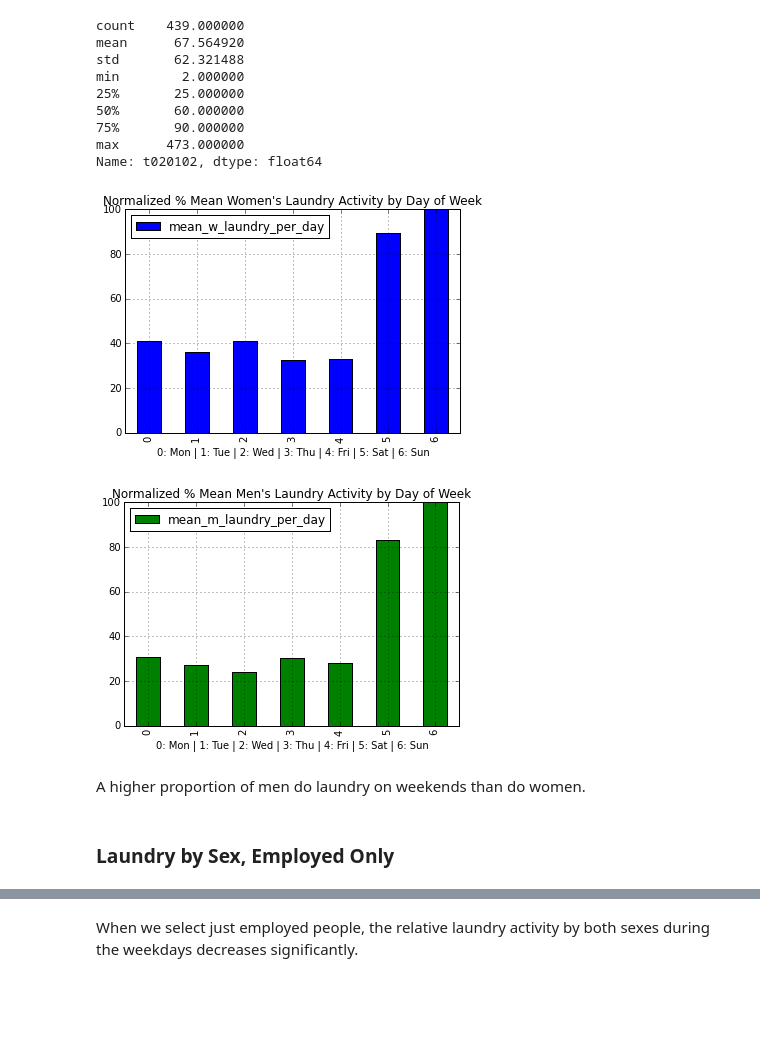
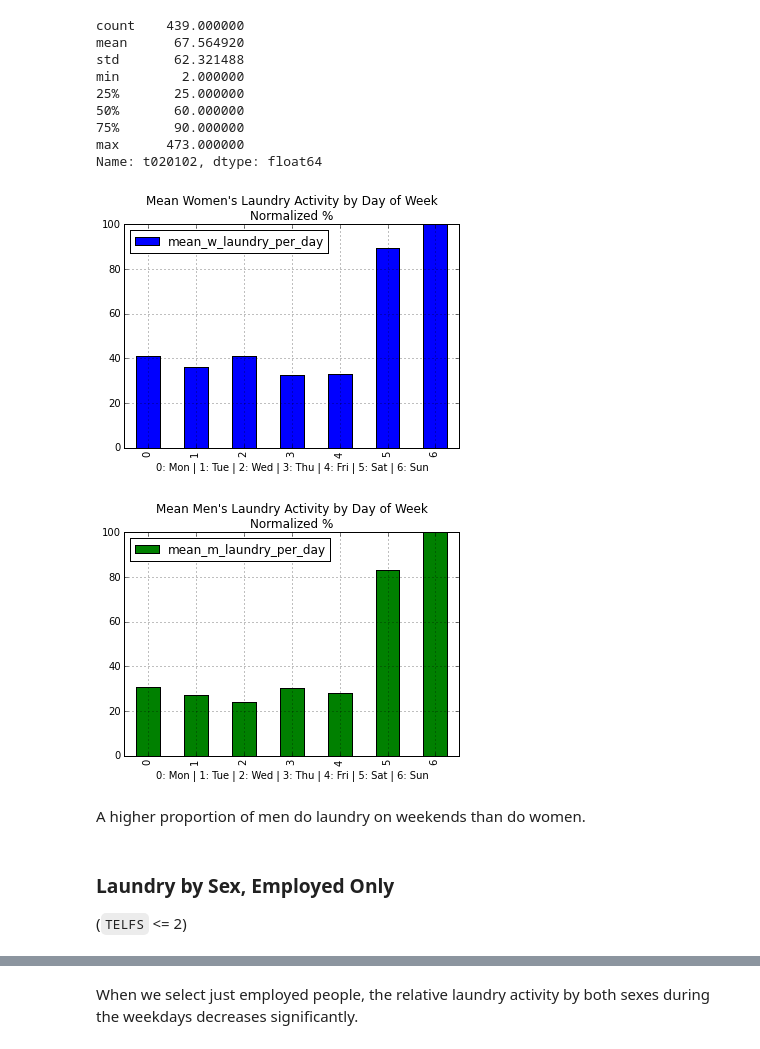
Before and after one commit to ahartz1/atus-analysis, a Jupyter notebook: atus-analysis.ipynb, the cells around one changed output, grey strips where cells are left out. Saved outputs shown, nothing was run; the diff lists cells and outputs as text; code cells hidden in the pictures; blank space fills up the shorter version.

```diff
--- a/atus-analysis.ipynb
+++ b/atus-analysis.ipynb
@@ -174,34 +171,38 @@ laundry_m_dow.index = laundry_m_dow['TUDIARYDATE']
 # %%
 laundry_w_by_day = laundry_w_dow['TUDIARYDAY'].resample('d', how=['count'])
 laundry_w_by_day['weekday'] = laundry_w_by_day.index.weekday
-laundry_w_means_by_day = [laundry_w_by_day[laundry_w_by_day['weekday'] == x].mean()[0] for x in range(7)]
+laundry_w_means_by_day = [laundry_w_by_day[laundry_w_by_day['weekday'] == x].mean()[0]
+                          for x in range(7)]
 laundry_w_max = max(laundry_w_means_by_day)
-laundry_w_means_by_day = [laundry_w_means_by_day[x]*100/laundry_w_max for x in range(7)]
-pd.DataFrame(laundry_w_means_by_day).rename(columns={0: 'mean_w_laundry_per_day'}) \
-                                  .plot(kind='bar',
-                                        title= "Normalized % Mean Women's Laundry Activity by Day of Week",
-                                        grid=True)
+laundry_w_means_by_day = [laundry_w_means_by_day[x]*100/laundry_w_max
+                          for x in range(7)]
+pd.DataFrame(laundry_w_means_by_day) \
+    .rename(columns={0: 'mean_w_laundry_per_day'}) \
+    .plot(kind='bar', grid=True,
+          title= "Mean Women's Laundry Activity by Day of Week\nNormalized %")
 plt.xlabel('0: Mon | 1: Tue | 2: Wed | 3: Thu | 4: Fri | 5: Sat | 6: Sun')
 plt.show()
 
 laundry_m_by_day = laundry_m_dow['TUDIARYDAY'].resample('d', how=['count'])
 laundry_m_by_day['weekday'] = laundry_m_by_day.index.weekday
-laundry_m_means_by_day = [laundry_m_by_day[laundry_m_by_day['weekday'] == x].mean()[0] for x in range(7)]
+laundry_m_means_by_day = [laundry_m_by_day[laundry_m_by_day['weekday'] == x].mean()[0]
+                          for x in range(7)]
 laundry_m_max = max(laundry_m_means_by_day)
-laundry_m_means_by_day = [laundry_m_means_by_day[x]*100/laundry_m_max for x in range(7)]
-pd.DataFrame(laundry_m_means_by_day).rename(columns={0: 'mean_m_laundry_per_day'}) \
-                                  .plot(kind='bar',
-                                        title= "Normalized % Mean Men's Laundry Activity by Day of Week",
-                                        color='g',
-                                        grid=True)
+laundry_m_means_by_day = [laundry_m_means_by_day[x]*100/laundry_m_max
+                          for x in range(7)]
+pd.DataFrame(laundry_m_means_by_day) \
+    .rename(columns={0: 'mean_m_laundry_per_day'}) \
+    .plot(kind='bar', color='g', grid=True,
+          title= "Mean Men's Laundry Activity by Day of Week\nNormalized %")
 plt.xlabel('0: Mon | 1: Tue | 2: Wed | 3: Thu | 4: Fri | 5: Sat | 6: Sun')
 plt.show()
 # %% [output]
-[figure, old version]
+[figure, new version]
-[figure, old version]
+[figure, new version]
 # %% [markdown]
 A higher proportion of men do laundry on weekends than do women.
 # %% [markdown]
 ### Laundry by Sex, Employed Only
+(`TELFS` <= 2)
 # %%
 # Select working men and women
```
Also changed, not shown: parts of 61 cells of this notebook.
